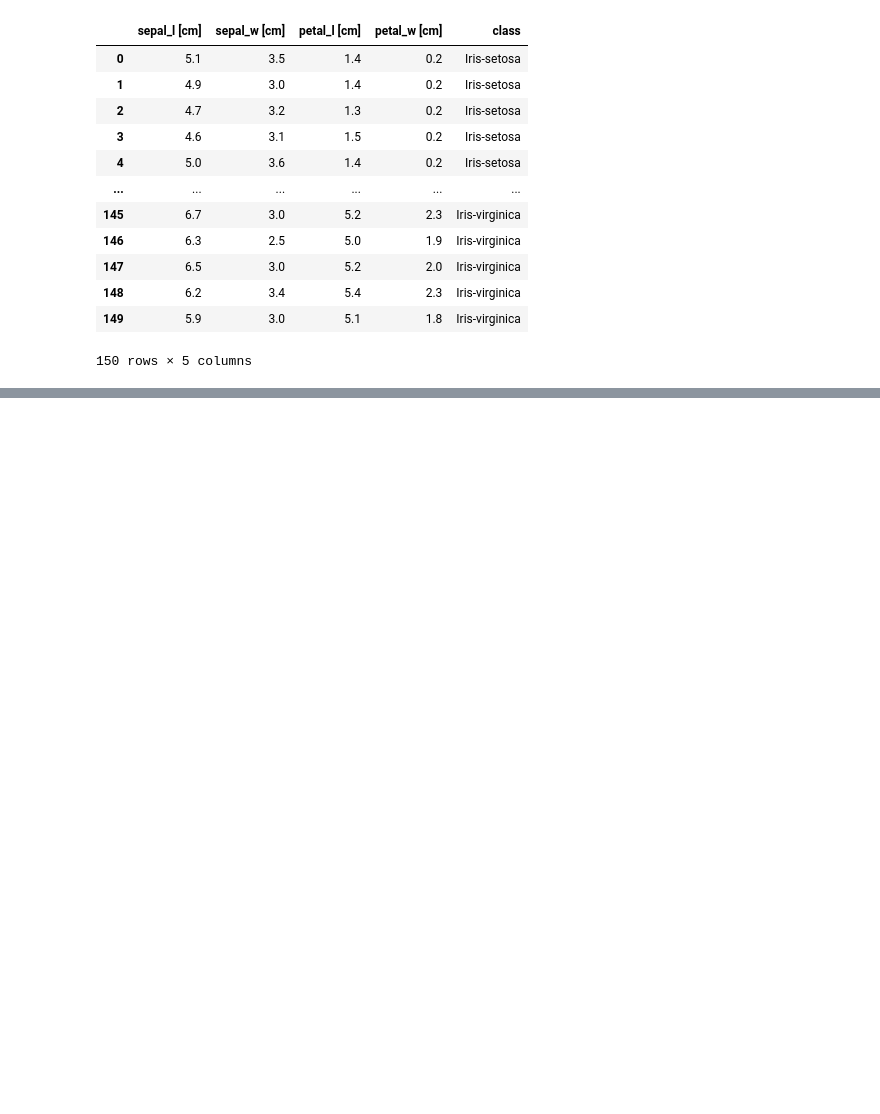
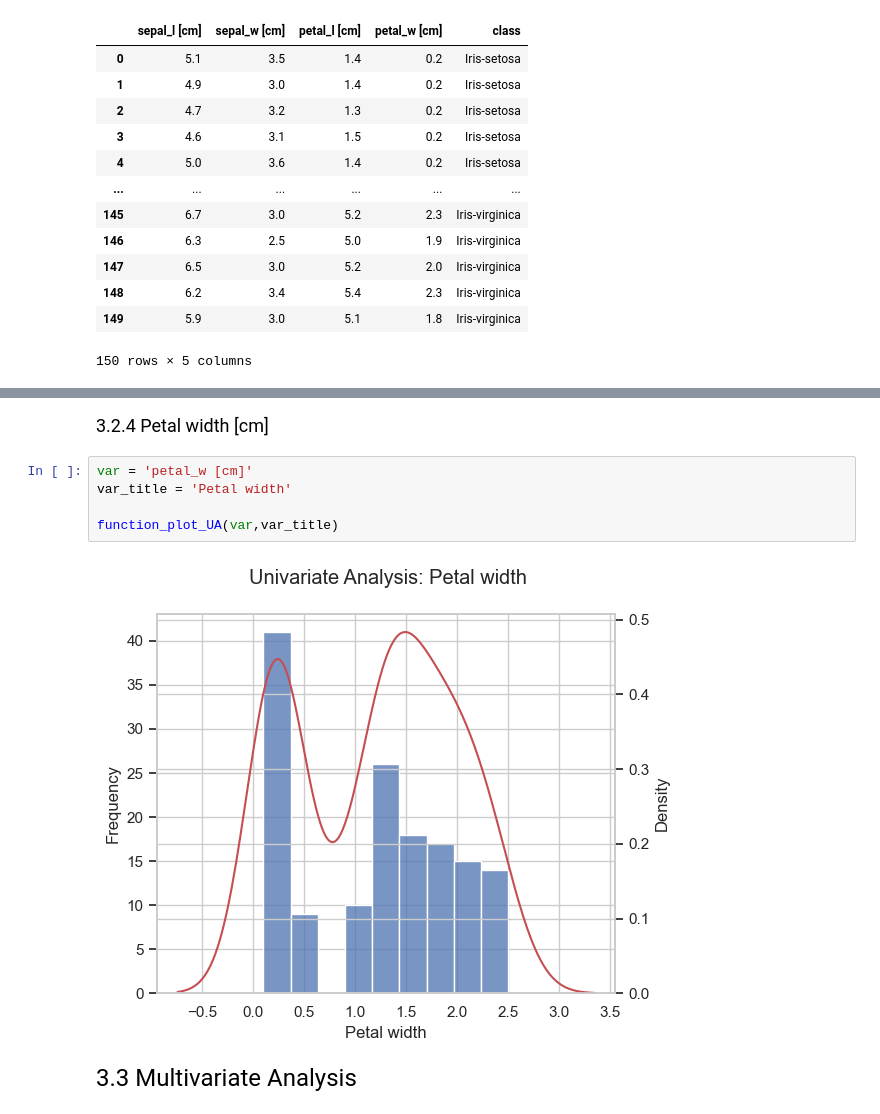
Before and after one commit to Meytacro/Iris-dataset-technical-test, a Jupyter notebook: scripts/main.ipynb, the cells around one changed output, grey strips where cells are left out. Cells and saved outputs as stored; diff of their text form; blank space fills up the shorter version.

```diff
--- a/scripts/main.ipynb
+++ b/scripts/main.ipynb
@@ -177,0 +246,11 @@ df_virginica.head(1)
+# %% [markdown]
+<font size="4">3.2.4 Petal width [cm]</font>
+# %%
+var = 'petal_w [cm]'
+var_title = 'Petal width'
+
+function_plot_UA(var,var_title)
+# %% [output]
+[figure, added]
+# %% [markdown]
+<font size="5">3.3 Multivariate Analysis</font>
```
Also changed, not shown: parts of 43 cells of this notebook.
